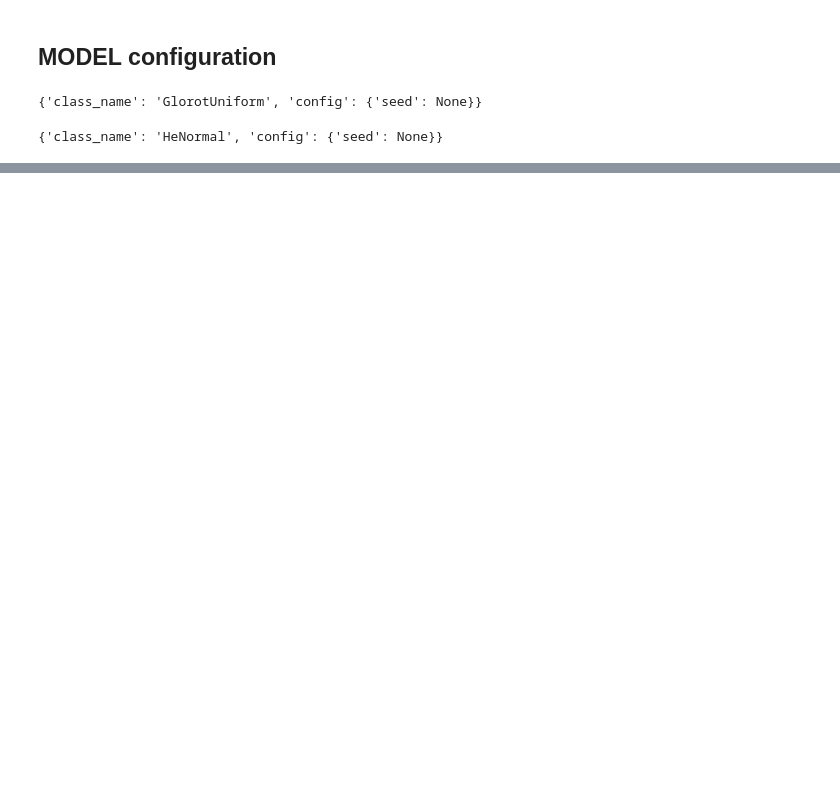
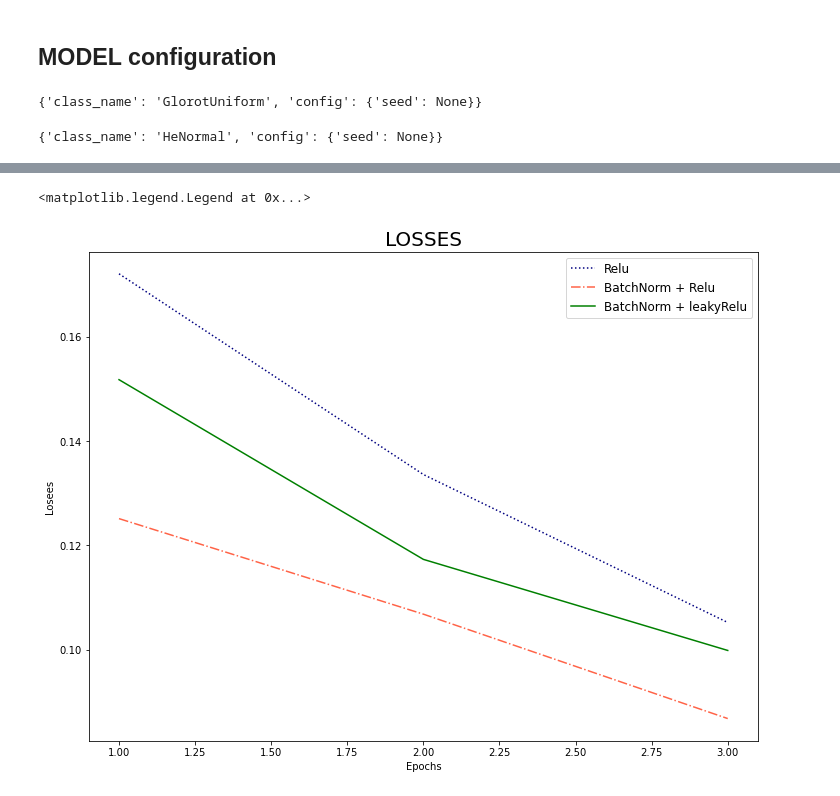
Before and after one commit to yoonstoneChoi/ubuntu, a Jupyter notebook: dl_study/model_configuration.ipynb, the cells around one changed output, grey strips where cells are left out. Cells and saved outputs as stored; diff of their text form; code cells hidden in the pictures; blank space fills up the shorter version.

```diff
--- a/dl_study/model_configuration.ipynb
+++ b/dl_study/model_configuration.ipynb
@@ -26,0 +190,10 @@ dense.get_config()['kernel_initializer'] ## 초기화가 중요하다는 논문
+# %%
+model_a.compile(optimizer='adam', loss = 'sparse_categorical_crossentropy', metrics=['accuracy'])
+# %%
+model_b.compile(optimizer='adam', loss = 'sparse_categorical_crossentropy', metrics=['accuracy'])
+# %%
+model_c.compile(optimizer='adam', loss = 'sparse_categorical_crossentropy', metrics=['accuracy'])
+# %%
+history_a = model_a.fit(x_train, y_train, validation_data=(x_test, y_test), epochs=3)
+history_b = model_b.fit(x_train, y_train, validation_data=(x_test, y_test), epochs=3)
+history_c = model_c.fit(x_train, y_train, validation_data=(x_test, y_test), epochs=3)
@@ -26,0 +223,15 @@ dense.get_config()['kernel_initializer'] ## 초기화가 중요하다는 논문
+# %%
+import numpy as np
+
+plt.figure(figsize = (12, 9 ))
+plt.plot(np.arange(1, 4), history_a.history['val_loss'], color = 'navy', linestyle=':')
+plt.plot(np.arange(1, 4), history_b.history['val_loss'], color = 'tomato', linestyle='-.')
+plt.plot(np.arange(1, 4), history_c.history['val_loss'], color = 'green', linestyle='-')
+
+plt.title('LOSSES', fontsize = 20)
+plt.xlabel('Epochs')
+plt.ylabel('Losees')
+plt.legend(['Relu', 'BatchNorm + Relu', 'BatchNorm + leakyRelu'], fontsize = 12)
+# %% [output]
+<matplotlib.legend.Legend at 0x...>
+[figure, added]
```
Also changed, not shown: parts of 51 cells of this notebook, 15 other files.
